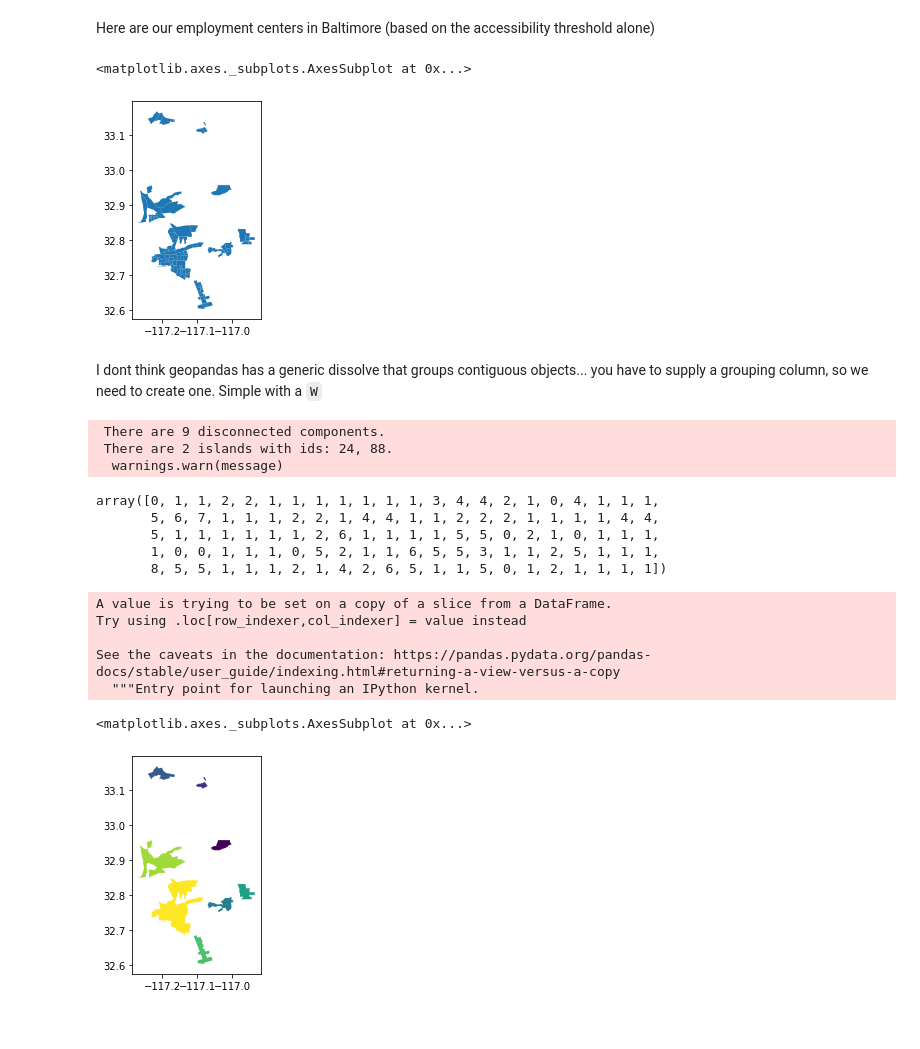
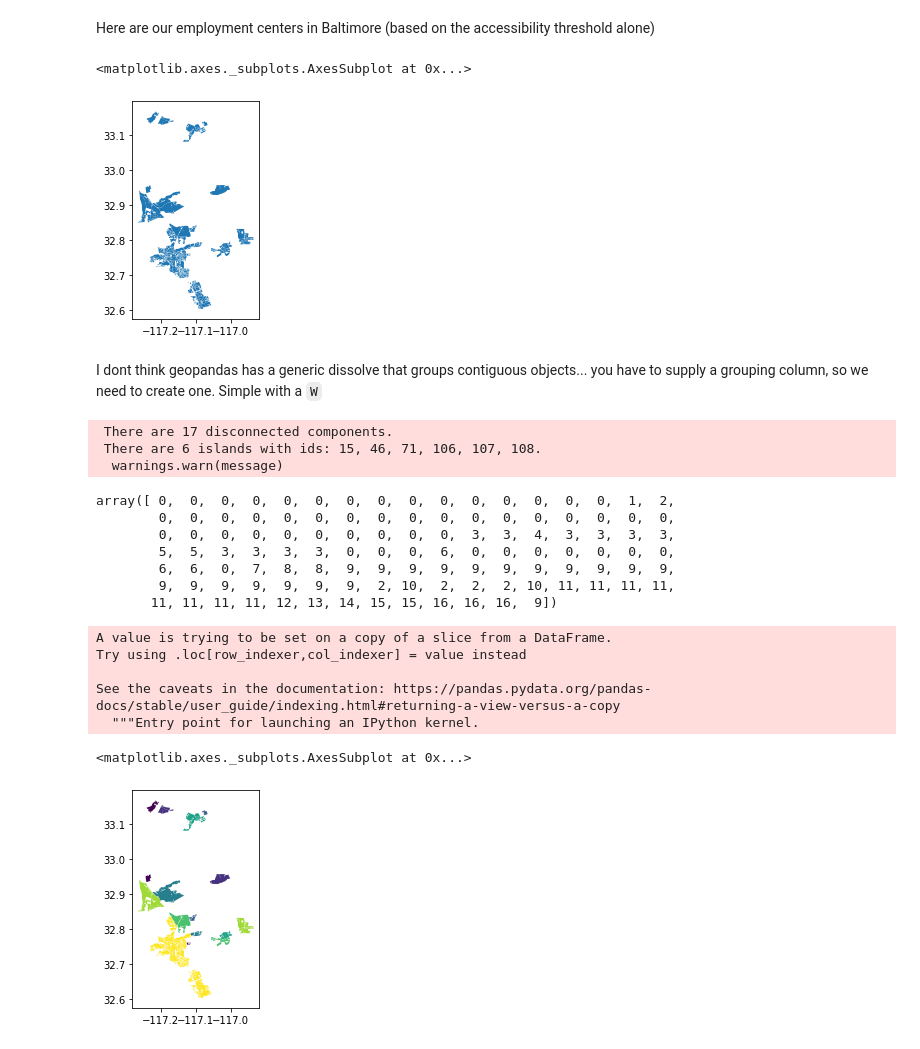
Before and after one commit to yellowcowantidote/pbpl204, a Jupyter notebook: notebooks/center_smoother-sd.ipynb, the cells around one changed output. Cells and saved outputs as stored; diff of their text form; code cells hidden in the pictures.

```diff
--- a/notebooks/center_smoother-sd.ipynb
+++ b/notebooks/center_smoother-sd.ipynb
@@ -124,0 +121,2 @@ tracts = Community.from_census(msa_fips='41740', years=[2010])
+# %%
+gdf['id']= gdf.geoid.str[:11]
@@ -125,5 +138,7 @@ tracts = Community.from_census(msa_fips='41740', years=[2010])
+# %%
+gdf = gdf.dissolve('id', aggfunc='sum')
 # %%
-tgdf = tracts.gdf
+tgdf = gdf
 # %%
 tgdf.plot()
 # %% [output]
@@ -149,7 +164,7 @@ e.g. do something like
 - dissolve tract boundaries to give you contiguous employment center polys
 - select all emp centers where total employment >= `total_threshold`
 # %%
-centers = tgdf[tgdf.emp >=10000]
+centers = tgdf[tgdf.emp_y >=10000]
 
 #change this number
 # %% [markdown]
@@ -158,7 +173,7 @@ Here are our employment centers in Baltimore (based on the accessibility thresho
 centers.plot()
 # %% [output]
 <matplotlib.axes._subplots.AxesSubplot at 0x...>
-[figure, old version]
+[figure, new version]
 # %% [markdown]
 I dont think geopandas has a generic dissolve that groups contiguous objects...  you have to supply a grouping column, so we need to create one. Simple with a `W`
 # %%
@@ -166,17 +181,19 @@ from libpysal.weights import Queen
 # %%
 w = Queen.from_dataframe(centers)
 # %% [output]
- There are 9 disconnected components.
- There are 2 islands with ids: 24, 88.
+ There are 17 disconnected components.
+ There are 6 islands with ids: 15, 46, 71, 106, 107, 108.
   warnings.warn(message)
 # %%
 w.component_labels
 # %% [output]
-array([0, 1, 1, 2, 2, 1, 1, 1, 1, 1, 1, 1, 3, 4, 4, 2, 1, 0, 4, 1, 1, 1,
-       5, 6, 7, 1, 1, 1, 2, 2, 1, 4, 4, 1, 1, 2, 2, 2, 1, 1, 1, 1, 4, 4,
-       5, 1, 1, 1, 1, 1, 1, 2, 6, 1, 1, 1, 1, 5, 5, 0, 2, 1, 0, 1, 1, 1,
-       1, 0, 0, 1, 1, 1, 0, 5, 2, 1, 1, 6, 5, 5, 3, 1, 1, 2, 5, 1, 1, 1,
-       8, 5, 5, 1, 1, 1, 2, 1, 4, 2, 6, 5, 1, 1, 5, 0, 1, 2, 1, 1, 1, 1])
+array([ 0,  0,  0,  0,  0,  0,  0,  0,  0,  0,  0,  0,  0,  0,  0,  1,  2,
+        0,  0,  0,  0,  0,  0,  0,  0,  0,  0,  0,  0,  0,  0,  0,  0,  0,
+        0,  0,  0,  0,  0,  0,  0,  0,  0,  0,  3,  3,  4,  3,  3,  3,  3,
+        5,  5,  3,  3,  3,  3,  0,  0,  0,  6,  0,  0,  0,  0,  0,  0,  0,
+        6,  6,  0,  7,  8,  8,  9,  9,  9,  9,  9,  9,  9,  9,  9,  9,  9,
+        9,  9,  9,  9,  9,  9,  9,  2, 10,  2,  2,  2, 10, 11, 11, 11, 11,
+       11, 11, 11, 11, 12, 13, 14, 15, 15, 16, 16, 16,  9])
 # %%
 centers['labels'] = w.component_labels
 # %% [output]
@@ -188,8 +205,8 @@ See the caveats in the documentation: https://pandas.pydata.org/pandas-docs/stab
 # %%
 centers=centers.dissolve(aggfunc='sum', by='labels')
 # %%
-centers.plot('emp', scheme='quantiles', k=8)
+centers.plot('emp_y', scheme='quantiles', k=8)
 # %% [output]
 <matplotlib.axes._subplots.AxesSubplot at 0x...>
-[figure, old version]
+[figure, new version]
 # %%
```
Also changed, not shown: parts of 7 cells of this notebook, 5 other files.
